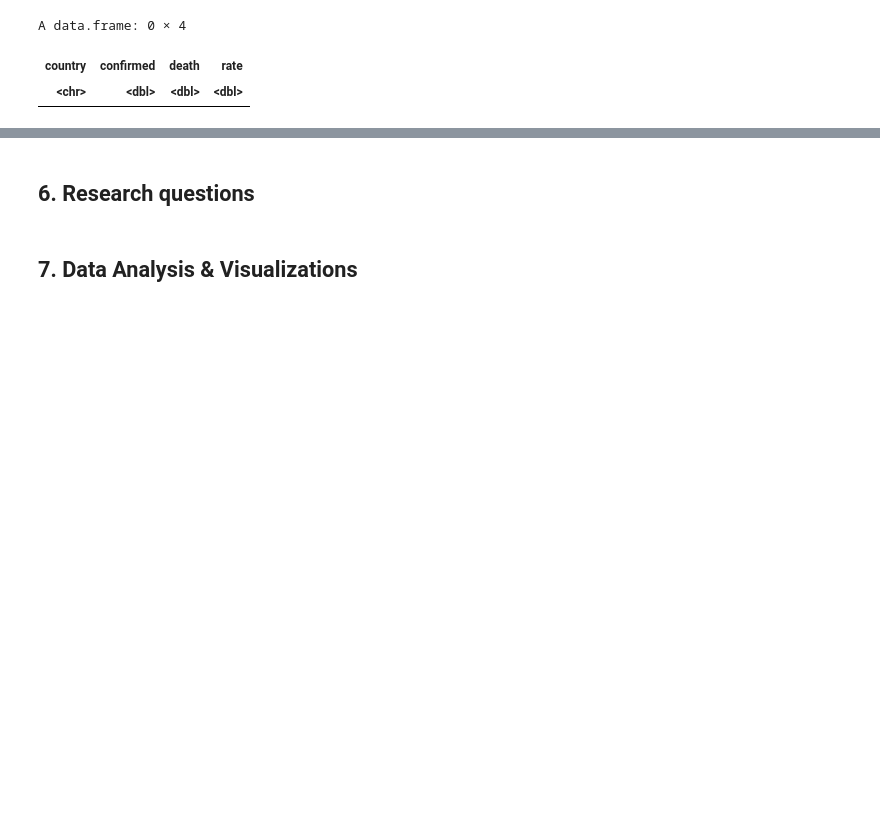
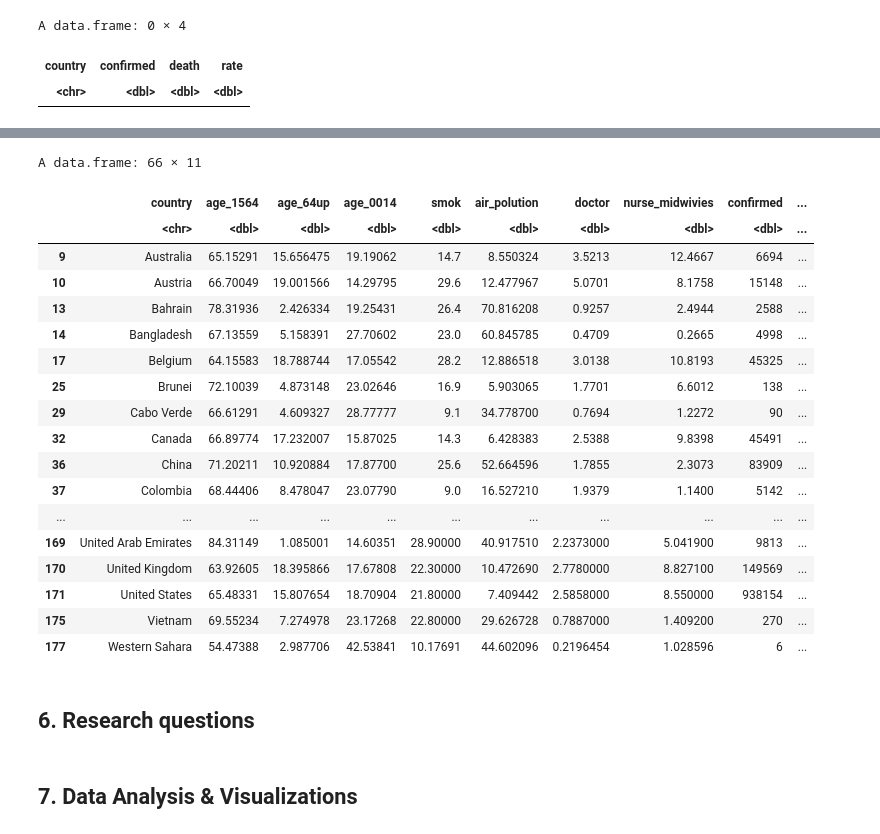
Before and after one commit to flizhou/age_effects_on_COVID-19, a Jupyter notebook: scripts/eda.ipynb, the cells around one changed output, grey strips where cells are left out. Drawn from its saved outputs; the diff is of its cells as text; code cells hidden in the pictures; blank space fills up the shorter version.

```diff
--- a/scripts/eda.ipynb
+++ b/scripts/eda.ipynb
@@ -237,5 +243,27 @@ A data.frame: 6 × 11
 | Angola | 50.97470 | 2.216374 | 46.80892 | NA | 32.38850 | NA | NA | 25 | 2 | ... |
 | Antigua and Barbuda | 69.11908 | 8.799826 | 22.08109 | NA | 18.62234 | NA | NA | 24 | 3 | ... |
+# %%
+drop_na(data)
+# %% [output]
+A data.frame: 66 × 11
+|  | country | age_1564 | age_64up | age_0014 | smok | air_polution | doctor | nurse_midwivies | confirmed | ... |
+|  | <chr> | <dbl> | <dbl> | <dbl> | <dbl> | <dbl> | <dbl> | <dbl> | <dbl> | ... |
+| 9 | Australia | 65.15291 | 15.656475 | 19.19062 | 14.7 | 8.550324 | 3.5213 | 12.4667 | 6694 | ... |
+| 10 | Austria | 66.70049 | 19.001566 | 14.29795 | 29.6 | 12.477967 | 5.0701 | 8.1758 | 15148 | ... |
+| 13 | Bahrain | 78.31936 | 2.426334 | 19.25431 | 26.4 | 70.816208 | 0.9257 | 2.4944 | 2588 | ... |
+| 14 | Bangladesh | 67.13559 | 5.158391 | 27.70602 | 23.0 | 60.845785 | 0.4709 | 0.2665 | 4998 | ... |
+| 17 | Belgium | 64.15583 | 18.788744 | 17.05542 | 28.2 | 12.886518 | 3.0138 | 10.8193 | 45325 | ... |
+| 25 | Brunei | 72.10039 | 4.873148 | 23.02646 | 16.9 | 5.903065 | 1.7701 | 6.6012 | 138 | ... |
+| 29 | Cabo Verde | 66.61291 | 4.609327 | 28.77777 | 9.1 | 34.778700 | 0.7694 | 1.2272 | 90 | ... |
+| 32 | Canada | 66.89774 | 17.232007 | 15.87025 | 14.3 | 6.428383 | 2.5388 | 9.8398 | 45491 | ... |
+| 36 | China | 71.20211 | 10.920884 | 17.87700 | 25.6 | 52.664596 | 1.7855 | 2.3073 | 83909 | ... |
+| 37 | Colombia | 68.44406 | 8.478047 | 23.07790 | 9.0 | 16.527210 | 1.9379 | 1.1400 | 5142 | ... |
+| ... | ... | ... | ... | ... | ... | ... | ... | ... | ... | ... |
+| 169 | United Arab Emirates | 84.31149 | 1.085001 | 14.60351 | 28.90000 | 40.917510 | 2.2373000 | 5.041900 | 9813 | ... |
+| 170 | United Kingdom | 63.92605 | 18.395866 | 17.67808 | 22.30000 | 10.472690 | 2.7780000 | 8.827100 | 149569 | ... |
+| 171 | United States | 65.48331 | 15.807654 | 18.70904 | 21.80000 | 7.409442 | 2.5858000 | 8.550000 | 938154 | ... |
+| 175 | Vietnam | 69.55234 | 7.274978 | 23.17268 | 22.80000 | 29.626728 | 0.7887000 | 1.409200 | 270 | ... |
+| 177 | Western Sahara | 54.47388 | 2.987706 | 42.53841 | 10.17691 | 44.602096 | 0.2196454 | 1.028596 | 6 | ... |
 # %% [markdown]
 ## 6. Research questions
 # %% [markdown]
```
Also changed, not shown: parts of 23 cells of this notebook.
